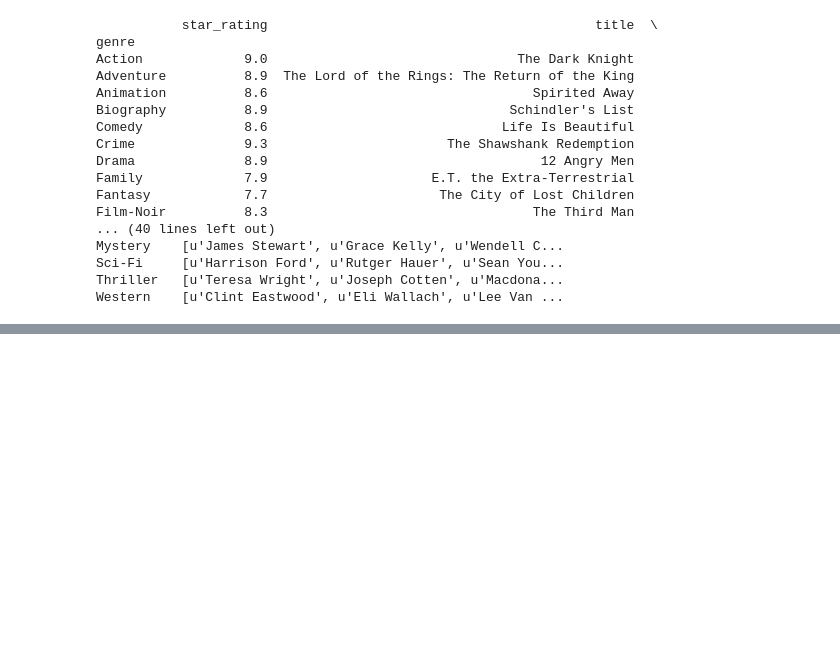
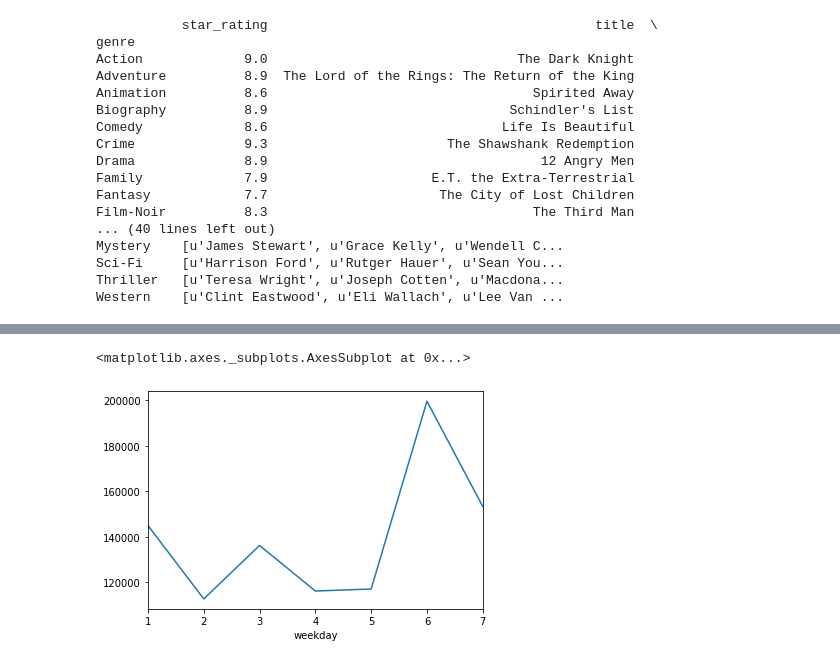
Before and after one commit to 12arpit/AI-Mafia-Machine-Learning, a Jupyter notebook: Pandas Exercise/Pandas_Exercise.ipynb, the cells around one changed output, grey strips where cells are left out. Cells and saved outputs as stored; diff of their text form; code cells hidden in the pictures; blank space fills up the shorter version.

```diff
--- a/Pandas Exercise/Pandas_Exercise.ipynb
+++ b/Pandas Exercise/Pandas_Exercise.ipynb
@@ -338,0 +392,5 @@ a.get_group('Crime').head()
+# %%
+# group weekday wise bikers count
+bike_df['weekday'] = np.random.randint(1, 8, len(bike_df))
+x=bike_df.groupby('weekday')
+print(x.first())
@@ -339,2 +439,7 @@ a.get_group('Crime').head()
 # %%
-# get weekday wise biker count
+# plot weekday wise biker count for 'Berri1'
+b=bike_df.groupby('weekday')['Berri1'].sum()
+b.plot()
+# %% [output]
+<matplotlib.axes._subplots.AxesSubplot at 0x...>
+[figure, added]
```
Also changed, not shown: parts of 17 cells of this notebook.
